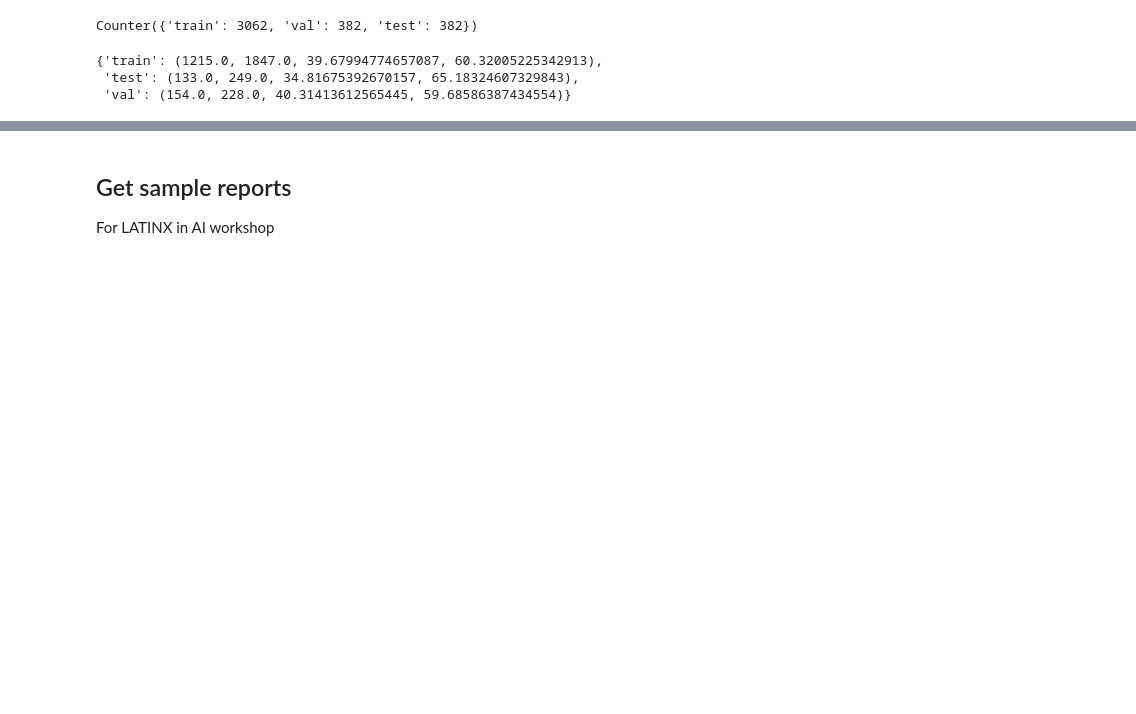
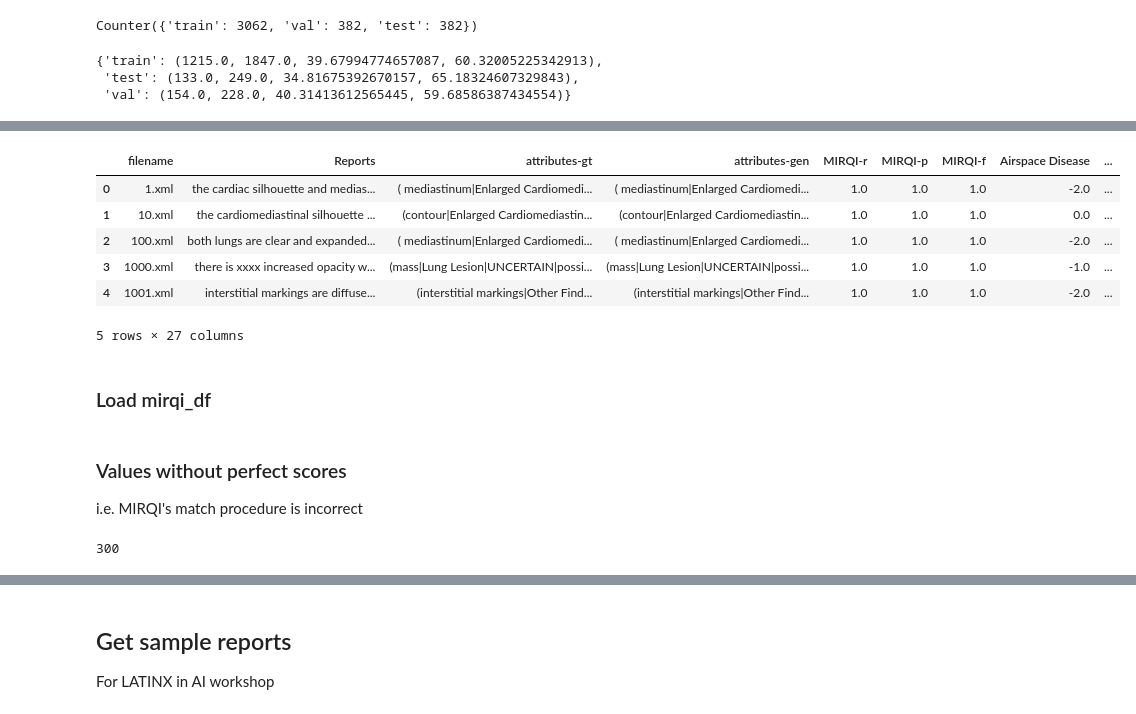
Before and after one commit to pdpino/medical-ai, a Jupyter notebook: medai/datasets/notebooks/iu_xray.ipynb, the cells around one changed output, grey strips where cells are left out. Saved outputs shown, nothing was run; the diff lists cells and outputs as text; code cells hidden in the pictures; blank space fills up the shorter version.

```diff
--- a/medai/datasets/notebooks/iu_xray.ipynb
+++ b/medai/datasets/notebooks/iu_xray.ipynb
@@ -1053,0 +1134,11 @@ res
+# %%
+mirqi_df.replace(np.nan, -2, inplace=True)
+mirqi_df.head()
+# %% [output]
+|  | filename | Reports | attributes-gt | attributes-gen | MIRQI-r | MIRQI-p | MIRQI-f | Airspace Disease | ... |
+| 0 | 1.xml | the cardiac silhouette and medias... | ( mediastinum|Enlarged Cardiomedi... | ( mediastinum|Enlarged Cardiomedi... | 1.0 | 1.0 | 1.0 | -2.0 | ... |
+| 1 | 10.xml | the cardiomediastinal silhouette ... | (contour|Enlarged Cardiomediastin... | (contour|Enlarged Cardiomediastin... | 1.0 | 1.0 | 1.0 | 0.0 | ... |
+| 2 | 100.xml | both lungs are clear and expanded... | ( mediastinum|Enlarged Cardiomedi... | ( mediastinum|Enlarged Cardiomedi... | 1.0 | 1.0 | 1.0 | -2.0 | ... |
+| 3 | 1000.xml | there is xxxx increased opacity w... | (mass|Lung Lesion|UNCERTAIN|possi... | (mass|Lung Lesion|UNCERTAIN|possi... | 1.0 | 1.0 | 1.0 | -1.0 | ... |
+| 4 | 1001.xml | interstitial markings are diffuse... | (interstitial markings|Other Find... | (interstitial markings|Other Find... | 1.0 | 1.0 | 1.0 | -2.0 | ... |
+5 rows × 27 columns
@@ -1053,0 +1148,2 @@ res
+# %% [markdown]
+### Load mirqi_df
@@ -1053,0 +1153,9 @@ res
+# %% [markdown]
+### Values without perfect scores
+
+i.e. MIRQI's match procedure is incorrect
+# %%
+wrong_values = mirqi_df.loc[(mirqi_df['MIRQI-r'] < 0.9) | (mirqi_df['MIRQI-p'] < 0.9) | (mirqi_df['MIRQI-f'] < 0.9)]
+len(wrong_values)
+# %% [output]
+300
```
Also changed, not shown: parts of 26 cells of this notebook, 1 other file.
